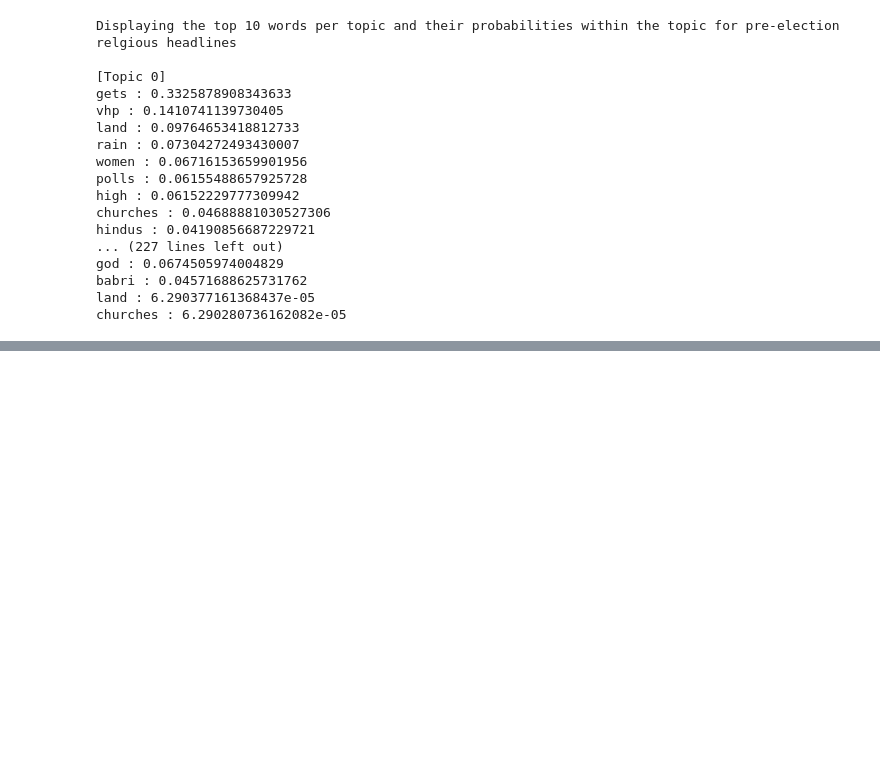
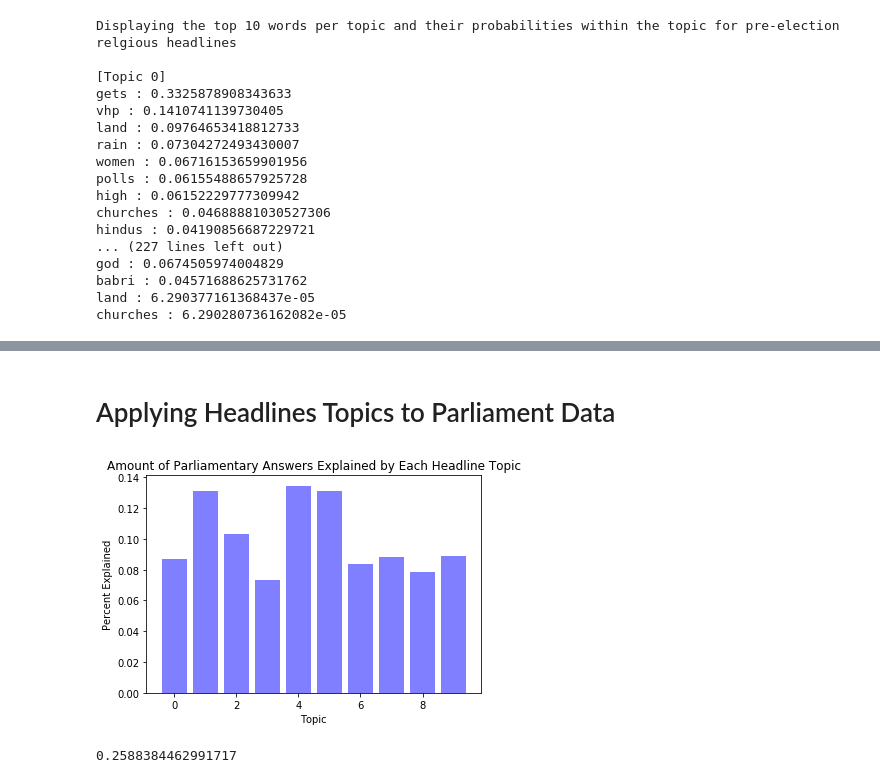
Before and after one commit to nathanderon/india_analysis_UDA, a Jupyter notebook: Analysis.ipynb, the cells around one changed output, grey strips where cells are left out. Saved outputs shown, nothing was run; the diff lists cells and outputs as text; code cells hidden in the pictures; blank space fills up the shorter version.

Commit message:
Added Analysis of Parlianmentary Q&As using topics generated by Times of India headlines

```diff
--- a/Analysis.ipynb
+++ b/Analysis.ipynb
@@ -355,0 +309,49 @@ churches : 6.290280736162082e-05
+# %% [markdown]
+# Applying Headlines Topics to Parliament Data
+# %%
+nlp = spacy.load('en_core_web_sm', disable=['ner', 'parser', 'tagger'])
+nlp.max_length = 10000000
+processed_answers_for_headline_topics = []
+out_of_topics_mask = []
+in_topics_mask = []
+for answer in np.array(parliament_qs["answer"]):
+    parsed = nlp(str(answer))
+    processed_answer_list = []
+    out_of_topics_count = 0
+    in_topics_count = 0
+    for token in parsed:
+        if re.match('[a-zA-Z]+$', token.orth_):
+            token_lemma = token.lemma_.lower()
+            if token_lemma in headlines_fit.vocabulary_:
+                processed_answer_list.append(token_lemma)
+                in_topics_count += 1
+            else:
+                out_of_topics_count += 1
+    processed_answer_str = " ".join(processed_answer_list)
+    processed_answers_for_headline_topics.append(processed_answer_str)
+    out_of_topics_mask.append(out_of_topics_count)
+    in_topics_mask.append(in_topics_count)
+# %%
+X_answers_for_headline_topics = headline_vectorizer.transform(processed_answers_for_headline_topics[:10000]).toarray()
+# %%
+answers_distribution_of_headline_topics = lda_headlines.transform(X_answers_for_headline_topics)
+# %%
+sum_explained_per_topic = []
+for i in range(num_topics):
+    sum_explained_per_topic.append(sum(answers_distribution_of_headline_topics[:,i]))
+per_explained_per_topic = []
+for i in range(num_topics):
+    x = sum_explained_per_topic[i]/sum(sum_explained_per_topic)
+    per_explained_per_topic.append(x)
+
+plt.bar(range(10), per_explained_per_topic, facecolor='blue', alpha=0.5)
+plt.xlabel('Topic')
+plt.ylabel('Percent Explained')
+plt.title('Amount of Parliamentary Answers Explained by Each Headline Topic')
+plt.show()
+# %% [output]
+[figure, added]
+# %%
+sum(in_topics_mask)/(sum(in_topics_mask)+sum(out_of_topics_mask))
+# %% [output]
+0.2588384462991717
```
Also changed, not shown: parts of 11 cells of this notebook.
